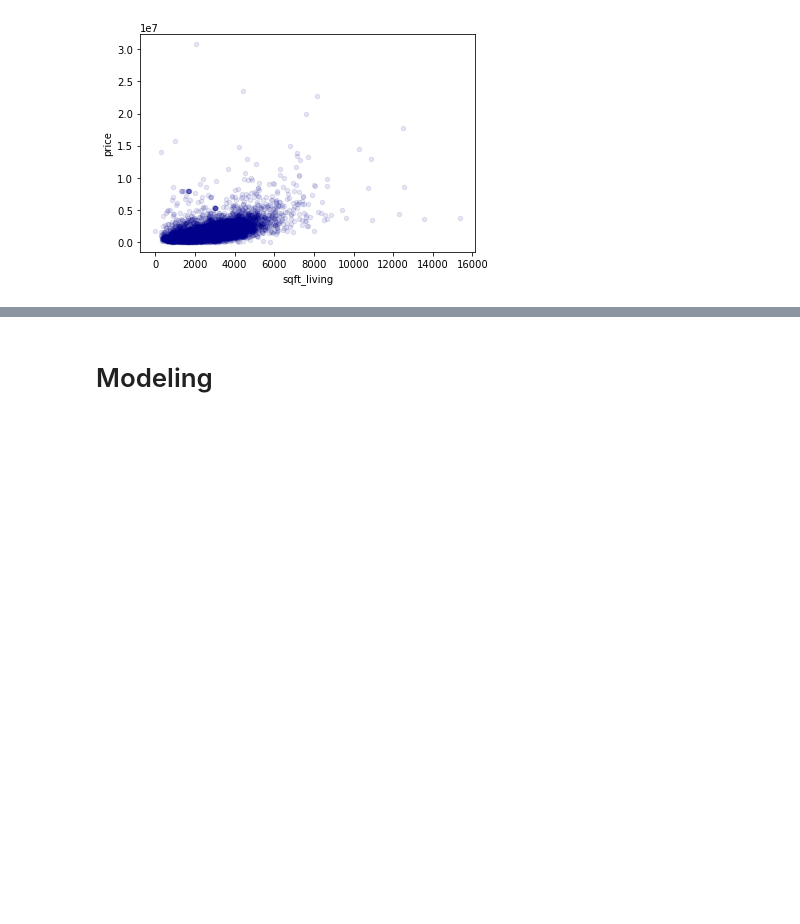
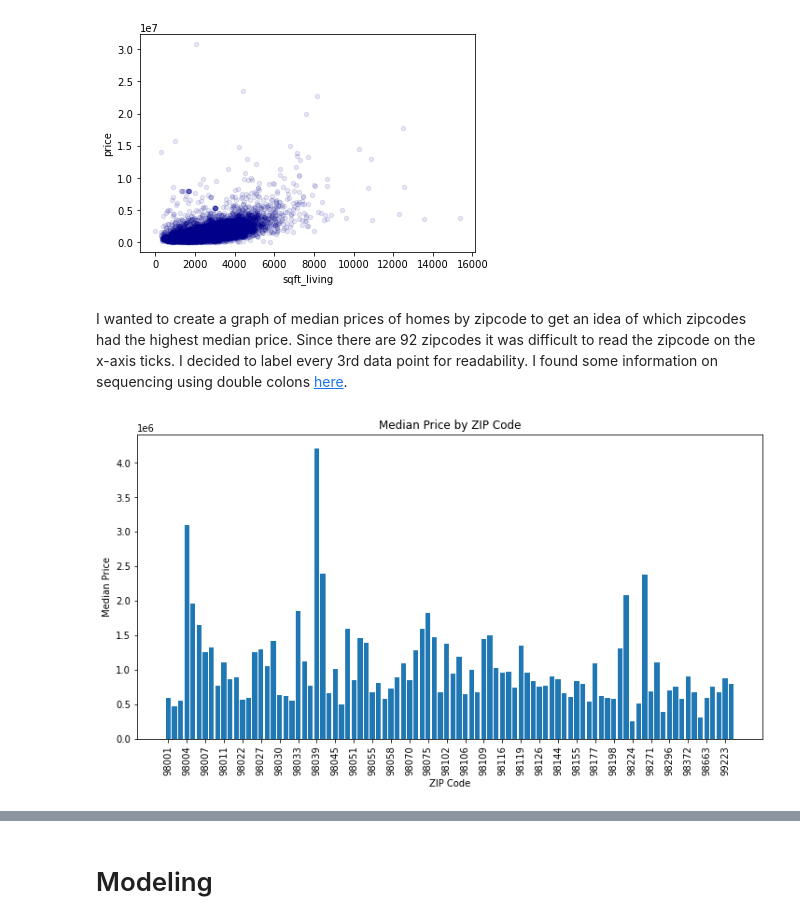
Before and after one commit to adammarianacci/Real_Estate_Analysis, a Jupyter notebook: notebook.ipynb, the cells around one changed output, grey strips where cells are left out. Drawn from its saved outputs; the diff is of its cells as text; code cells hidden in the pictures; blank space fills up the shorter version.

Commit message:
Started graphing median prices and zipcodes

```diff
--- a/notebook.ipynb
+++ b/notebook.ipynb
@@ -205,3 +207,21 @@ kc_house_data_df.plot.scatter(
 # %% [output]
 <AxesSubplot:xlabel='sqft_living', ylabel='price'>
 [figure]
+# %% [markdown]
+I wanted to create a graph of median prices of homes by zipcode to get an idea of which zipcodes had the highest median price. Since there are 92 zipcodes it was difficult to read the zipcode on the x-axis ticks. I decided to label every 3rd data point for readability. I found some information on sequencing using double colons [here](https://stackoverflow.com/questions/3453085/what-is-double-colon-in-python-when-subscripting-sequences).
+# %%
+# Group data by ZIP code and calculate the median price
+median_prices = kc_house_data_df.groupby('Zip Code')['price'].median().reset_index()
+
+# Create a bar chart to visualize the median prices by ZIP code
+plt.figure(figsize=(12, 6))
+plt.bar(median_prices['Zip Code'], median_prices['price'])
+plt.xlabel('ZIP Code')
+plt.ylabel('Median Price')
+plt.title('Median Price by ZIP Code')
+# Label every 3rd data point on the X-axis
+plt.xticks(range(0, len(median_prices), 3), median_prices['Zip Code'][::3], rotation=90)
+
+plt.show()
+# %% [output]
+[figure, added]
```
Also changed, not shown: parts of 18 cells of this notebook.
